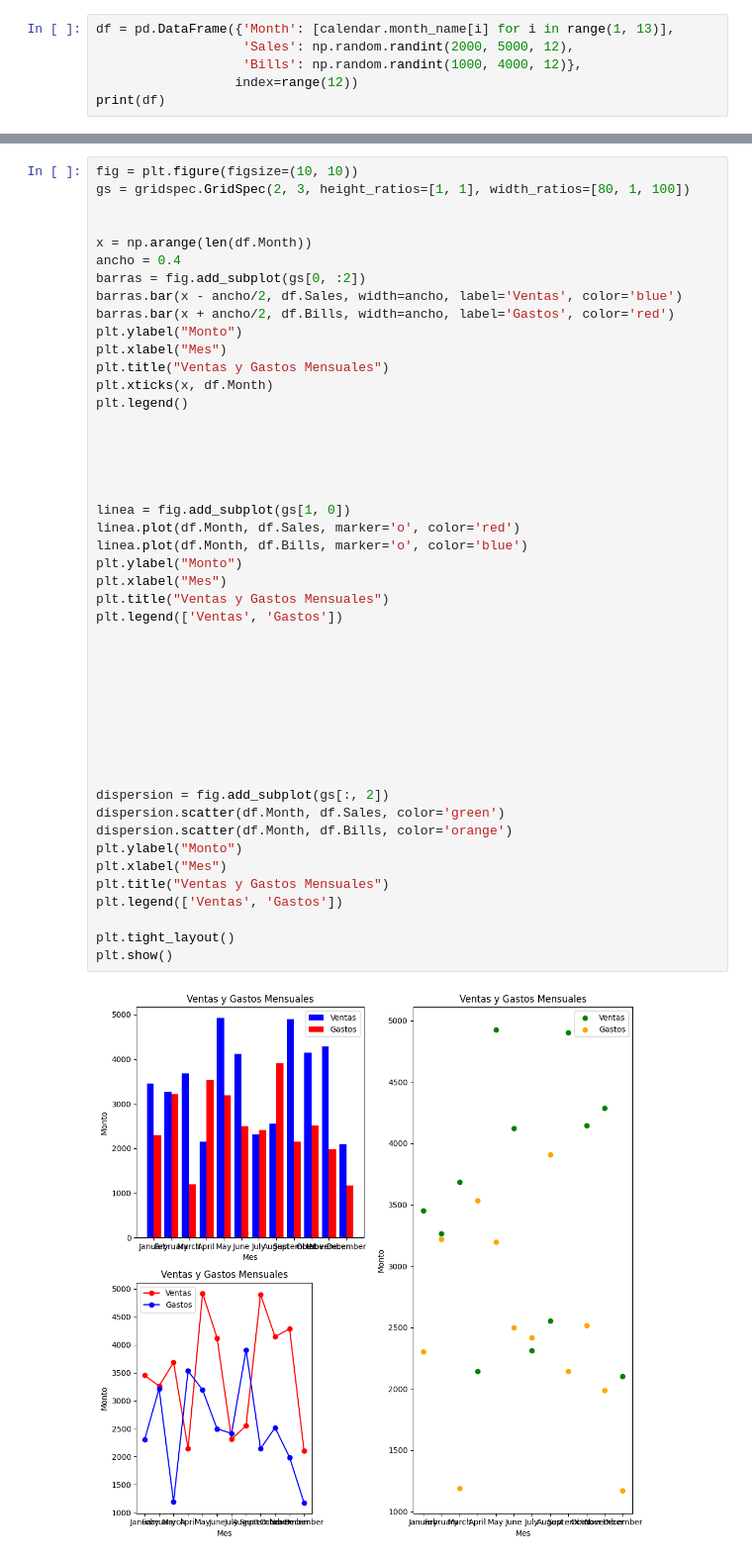
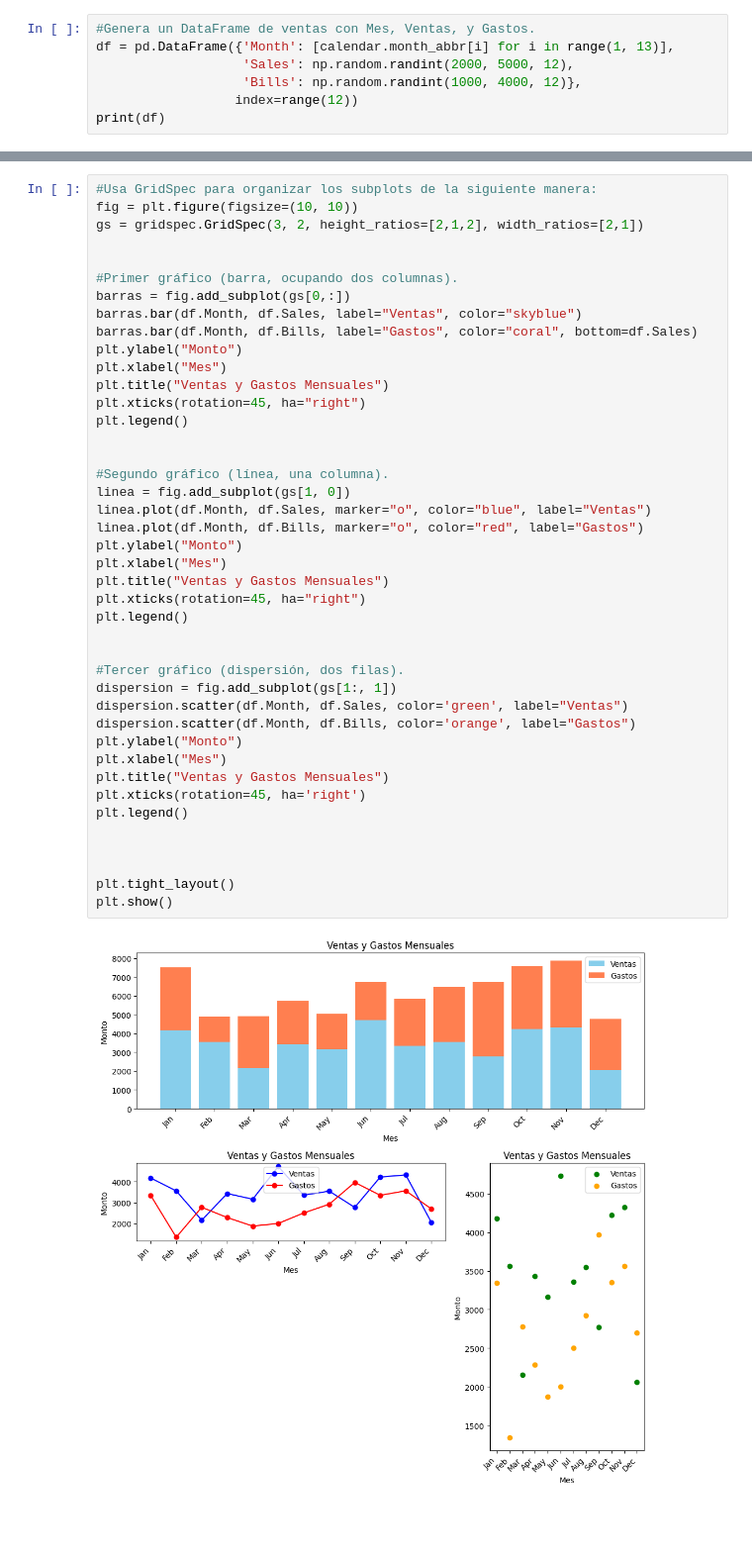
Before and after one commit to jonathanahc/Practicas, a Jupyter notebook: Práctica_10_Análisis_de_Ventas_con_GridSpec.ipynb, the cells around one changed output, grey strips where cells are left out. Shown at 99% size. Drawn from its saved outputs; the diff is of its cells as text; blank space fills up the shorter version.

```diff
--- a/Práctica_10_Análisis_de_Ventas_con_GridSpec.ipynb
+++ b/Práctica_10_Análisis_de_Ventas_con_GridSpec.ipynb
@@ -13,5 +13,6 @@ Drive already mounted at /content/drive; to attempt to forcibly remount, call dr
 # %%
-df = pd.DataFrame({'Month': [calendar.month_name[i] for i in range(1, 13)],
+#Genera un DataFrame de ventas con Mes, Ventas, y Gastos.
+df = pd.DataFrame({'Month': [calendar.month_abbr[i] for i in range(1, 13)],
                    'Sales': np.random.randint(2000, 5000, 12),
                    'Bills': np.random.randint(1000, 4000, 12)},
                   index=range(12))
@@ -33,48 +34,44 @@ print(df)
 # %%
+#Usa GridSpec para organizar los subplots de la siguiente manera:
 fig = plt.figure(figsize=(10, 10))
-gs = gridspec.GridSpec(2, 3, height_ratios=[1, 1], width_ratios=[80, 1, 100])
+gs = gridspec.GridSpec(3, 2, height_ratios=[2,1,2], width_ratios=[2,1])
 
 
-x = np.arange(len(df.Month))
-ancho = 0.4
-barras = fig.add_subplot(gs[0, :2])
-barras.bar(x - ancho/2, df.Sales, width=ancho, label='Ventas', color='blue')
-barras.bar(x + ancho/2, df.Bills, width=ancho, label='Gastos', color='red')
+#Primer gráfico (barra, ocupando dos columnas).
+barras = fig.add_subplot(gs[0,:])
+barras.bar(df.Month, df.Sales, label="Ventas", color="skyblue")
+barras.bar(df.Month, df.Bills, label="Gastos", color="coral", bottom=df.Sales)
 plt.ylabel("Monto")
 plt.xlabel("Mes")
 plt.title("Ventas y Gastos Mensuales")
-plt.xticks(x, df.Month)
+plt.xticks(rotation=45, ha="right")
+plt.legend()
+
+
+#Segundo gráfico (línea, una columna).
+linea = fig.add_subplot(gs[1, 0])
+linea.plot(df.Month, df.Sales, marker="o", color="blue", label="Ventas")
+linea.plot(df.Month, df.Bills, marker="o", color="red", label="Gastos")
+plt.ylabel("Monto")
+plt.xlabel("Mes")
+plt.title("Ventas y Gastos Mensuales")
+plt.xticks(rotation=45, ha="right")
+plt.legend()
+
+
+#Tercer gráfico (dispersión, dos filas).
+dispersion = fig.add_subplot(gs[1:, 1])
+dispersion.scatter(df.Month, df.Sales, color='green', label="Ventas")
+dispersion.scatter(df.Month, df.Bills, color='orange', label="Gastos")
+plt.ylabel("Monto")
+plt.xlabel("Mes")
+plt.title("Ventas y Gastos Mensuales")
+plt.xticks(rotation=45, ha='right')
 plt.legend()
 
 
 
-
-
-linea = fig.add_subplot(gs[1, 0])
-linea.plot(df.Month, df.Sales, marker='o', color='red')
-linea.plot(df.Month, df.Bills, marker='o', color='blue')
-plt.ylabel("Monto")
-plt.xlabel("Mes")
-plt.title("Ventas y Gastos Mensuales")
-plt.legend(['Ventas', 'Gastos'])
-
-
-
-
-
-
-
-
-
-dispersion = fig.add_subplot(gs[:, 2])
-dispersion.scatter(df.Month, df.Sales, color='green')
-dispersion.scatter(df.Month, df.Bills, color='orange')
-plt.ylabel("Monto")
-plt.xlabel("Mes")
-plt.title("Ventas y Gastos Mensuales")
-plt.legend(['Ventas', 'Gastos'])
-
 plt.tight_layout()
 plt.show()
 # %% [output]
-[figure, old version]
+[figure, new version]
```
Also changed, not shown: parts of 2 cells of this notebook.
